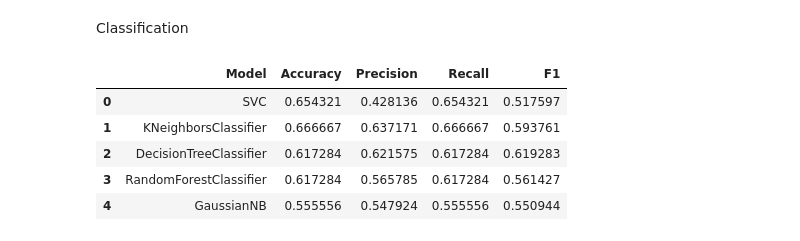
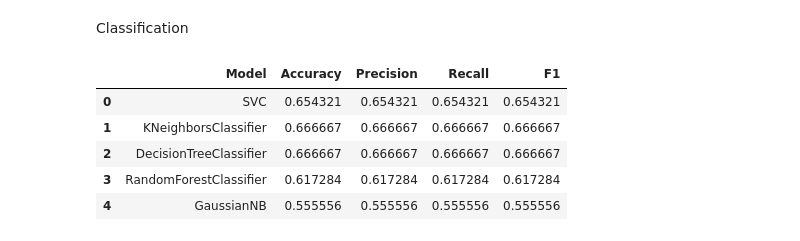
Before and after one commit to 3instein/ml-midterm, a Jupyter notebook: machine-learning-midterm.ipynb, the cells around one changed output. Saved outputs shown, nothing was run; the diff lists cells and outputs as text; code cells hidden in the pictures.

```diff
--- a/machine-learning-midterm.ipynb
+++ b/machine-learning-midterm.ipynb
@@ -273,24 +273,24 @@ classifiers.append(gnb)
 # %%
 models = []
 accuracies = []
 precisions = []
 recalls = []
 f1s = []
 
 for classifier in classifiers:
     models.append(classifier.__class__.__name__)
     accuracies.append(accuracy_score(y_clf_test, classifier.predict(X_clf_test)))
-    precisions.append(precision_score(y_clf_test, classifier.predict(X_clf_test), average='weighted'))
-    recalls.append(recall_score(y_clf_test, classifier.predict(X_clf_test), average='weighted'))
-    f1s.append(f1_score(y_clf_test, classifier.predict(X_clf_test), average='weighted'))
+    precisions.append(precision_score(y_clf_test, classifier.predict(X_clf_test), average='micro'))
+    recalls.append(recall_score(y_clf_test, classifier.predict(X_clf_test), average='micro'))
+    f1s.append(f1_score(y_clf_test, classifier.predict(X_clf_test), average='micro'))
 
 evaluation_clf = pd.DataFrame({'Model': models, 'Accuracy': accuracies, 'Precision': precisions, 'Recall': recalls, 'F1': f1s})
 
 evaluation_clf.head()
 # %% [output]
 |  | Model | Accuracy | Precision | Recall | F1 |
-| 0 | SVC | 0.654321 | 0.428136 | 0.654321 | 0.517597 |
-| 1 | KNeighborsClassifier | 0.666667 | 0.637171 | 0.666667 | 0.593761 |
-| 2 | DecisionTreeClassifier | 0.617284 | 0.621575 | 0.617284 | 0.619283 |
-| 3 | RandomForestClassifier | 0.617284 | 0.565785 | 0.617284 | 0.561427 |
-| 4 | GaussianNB | 0.555556 | 0.547924 | 0.555556 | 0.550944 |
+| 0 | SVC | 0.654321 | 0.654321 | 0.654321 | 0.654321 |
+| 1 | KNeighborsClassifier | 0.666667 | 0.666667 | 0.666667 | 0.666667 |
+| 2 | DecisionTreeClassifier | 0.666667 | 0.666667 | 0.666667 | 0.666667 |
+| 3 | RandomForestClassifier | 0.617284 | 0.617284 | 0.617284 | 0.617284 |
+| 4 | GaussianNB | 0.555556 | 0.555556 | 0.555556 | 0.555556 |
```
Also changed, not shown: parts of 1 cell of this notebook.
